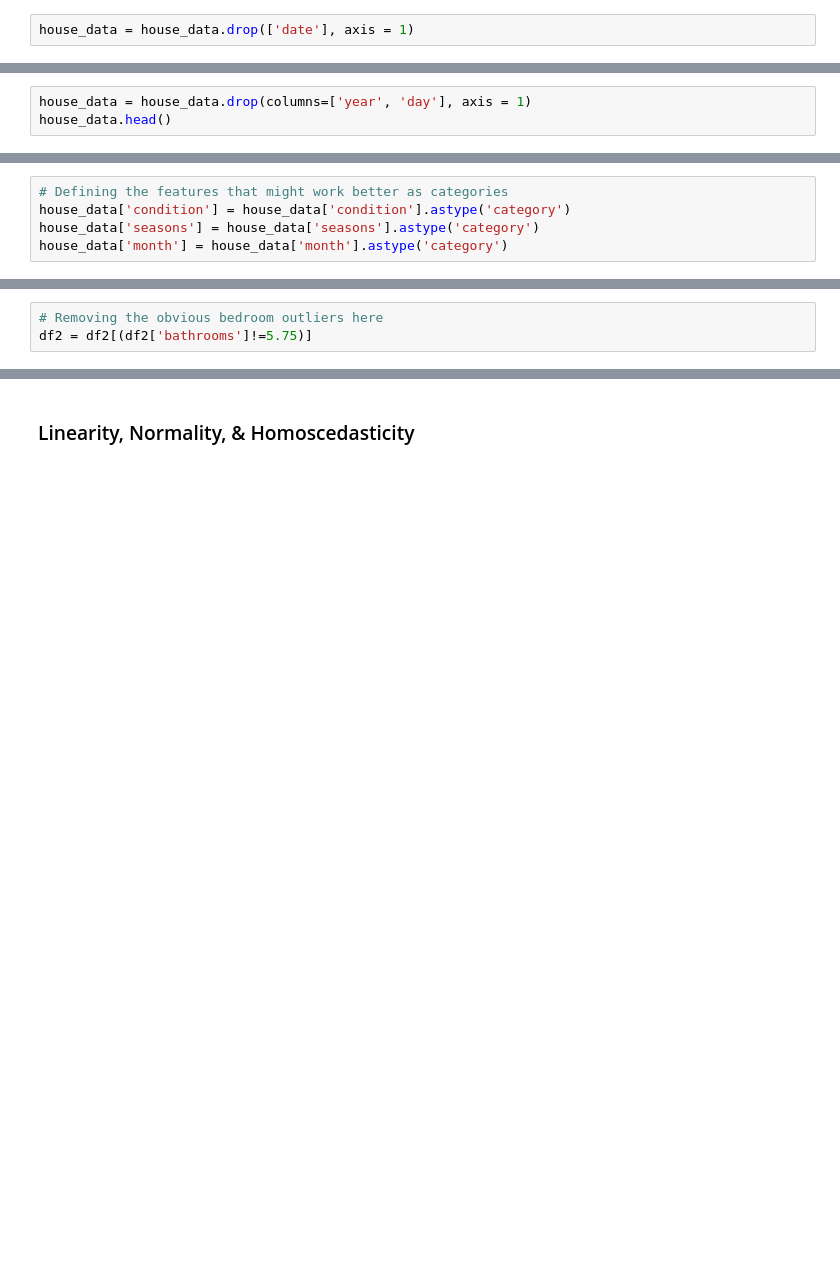
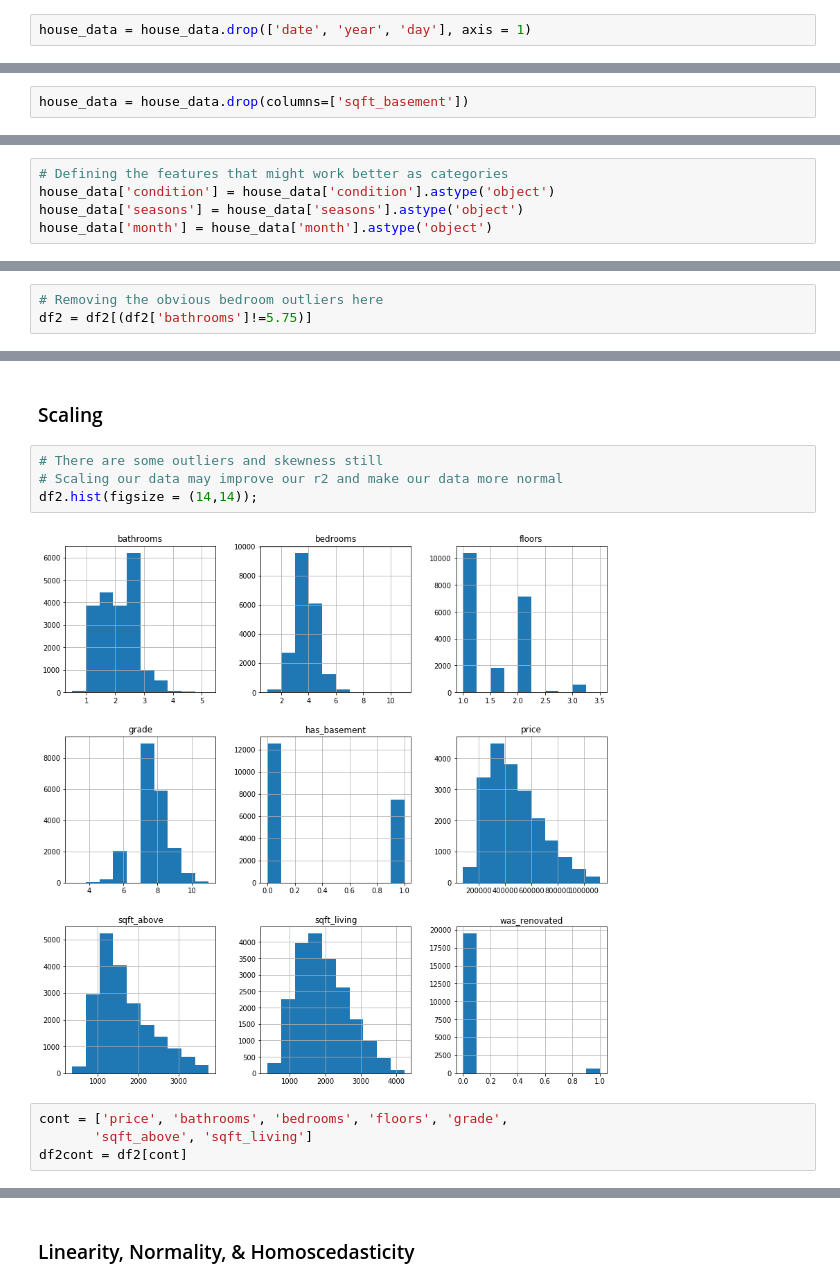
Before and after one commit to rachelbeery/dsc-mod-2-project-v2-1-onl01-dtsc-ft-070620, a Jupyter notebook: Module 2 Final Project Notebook.ipynb, the cells around one changed output, grey strips where cells are left out. Drawn from its saved outputs; the diff is of its cells as text; blank space fills up the shorter version.

```diff
--- a/Module 2 Final Project Notebook.ipynb
+++ b/Module 2 Final Project Notebook.ipynb
@@ -353,6 +366,6 @@ house_data['month'] = house_data['date'].dt.month
 # Making a new column for day
 house_data['day'] = house_data['date'].dt.dayofweek
 # %%
-house_data = house_data.drop(['date'], axis = 1)
+house_data = house_data.drop(['date', 'year', 'day'], axis = 1)
 # %%
 house_data.info()
@@ -361,6 +389,3 @@ house_data.info()
-# %%
-house_data = house_data.drop(columns=['year', 'day'], axis = 1)
-house_data.head()
 # %%
 # Removing null values and changing the data type to integer
 house_data['yr_renovated'].mode()
@@ -417,3 +500,5 @@ house_data.has_basement.value_counts()
+# %%
+house_data = house_data.drop(columns=['sqft_basement'])
 # %% [markdown]
 # Exploring
 # %%
@@ -433,7 +531,7 @@ for col in house_data:
 # %%
 # Defining the features that might work better as categories
-house_data['condition'] = house_data['condition'].astype('category')
-house_data['seasons'] = house_data['seasons'].astype('category')
-house_data['month'] = house_data['month'].astype('category')
+house_data['condition'] = house_data['condition'].astype('object')
+house_data['seasons'] = house_data['seasons'].astype('object')
+house_data['month'] = house_data['month'].astype('object')
 # %%
 house_data.info()
@@ -642,0 +1058,12 @@ df2.describe()
+# %% [markdown]
+### Scaling
+# %%
+# There are some outliers and skewness still
+# Scaling our data may improve our r2 and make our data more normal
+df2.hist(figsize = (14,14));
+# %% [output]
+[figure, added]
+# %%
+cont = ['price', 'bathrooms', 'bedrooms', 'floors', 'grade',
+       'sqft_above', 'sqft_living']
+df2cont = df2[cont]
```
Also changed, not shown: parts of 110 cells of this notebook.
